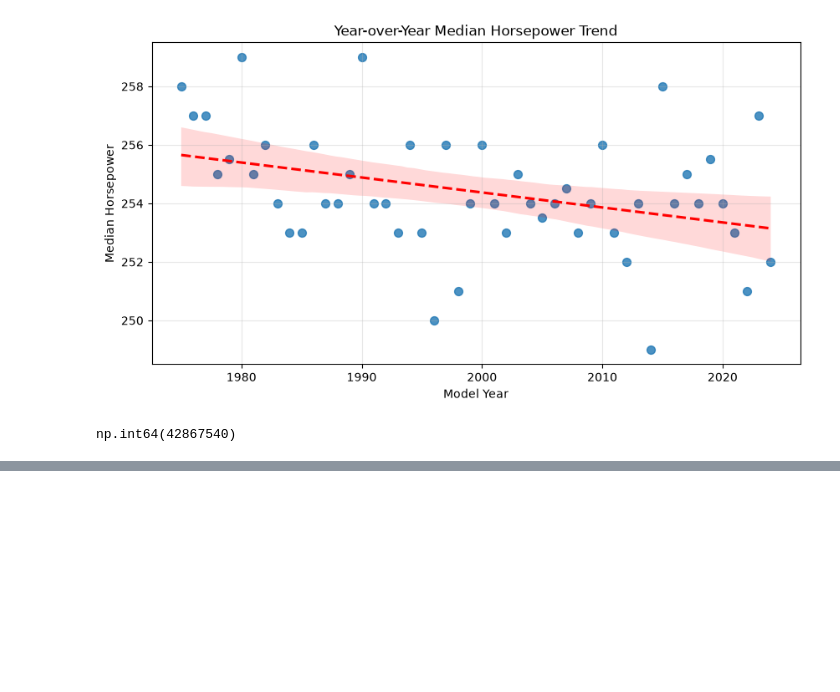
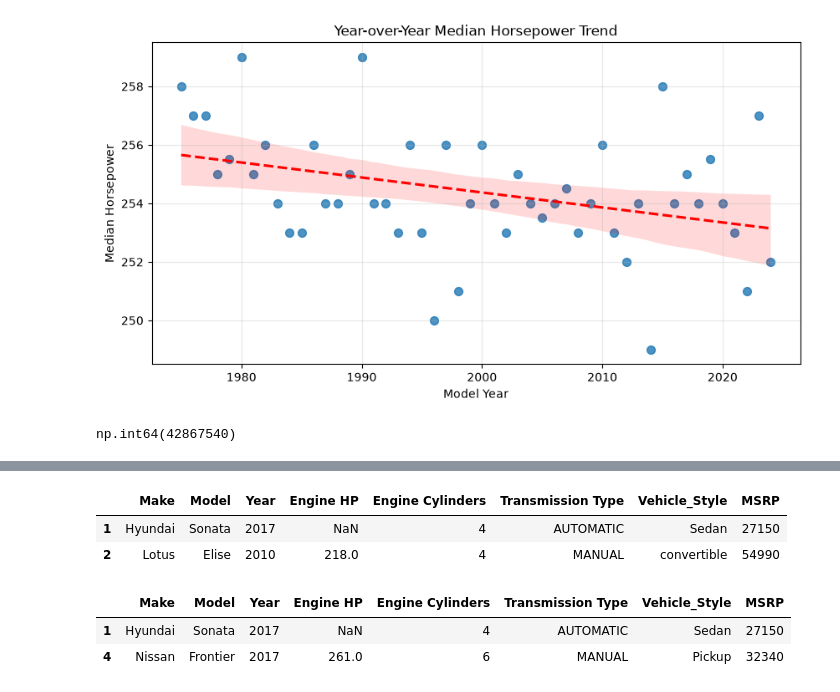
Before and after one commit to OchiengEmmanuel/machine-learning-zoomcamp-homework, a Jupyter notebook: 01-intro/homework1-6.ipynb, the cells around one changed output, grey strips where cells are left out. Cells and saved outputs as stored; diff of their text form; code cells hidden in the pictures; blank space fills up the shorter version.

```diff
--- a/01-intro/homework1-6.ipynb
+++ b/01-intro/homework1-6.ipynb
@@ -231,0 +826,13 @@ np.int64(42867540)
+# %%
+# Getting multiple rows
+df.loc[[1,2]] # Means get index 1 and 2 rows
+# %% [output]
+|  | Make | Model | Year | Engine HP | Engine Cylinders | Transmission Type | Vehicle_Style | MSRP |
+| 1 | Hyundai | Sonata | 2017 | NaN | 4 | AUTOMATIC | Sedan | 27150 |
+| 2 | Lotus | Elise | 2010 | 218.0 | 4 | MANUAL | convertible | 54990 |
+# %%
+df.loc[[1,4]] # Means get index 1 and 4 rows
+# %% [output]
+|  | Make | Model | Year | Engine HP | Engine Cylinders | Transmission Type | Vehicle_Style | MSRP |
+| 1 | Hyundai | Sonata | 2017 | NaN | 4 | AUTOMATIC | Sedan | 27150 |
+| 4 | Nissan | Frontier | 2017 | 261.0 | 6 | MANUAL | Pickup | 32340 |
```
Also changed, not shown: parts of 121 cells of this notebook.
